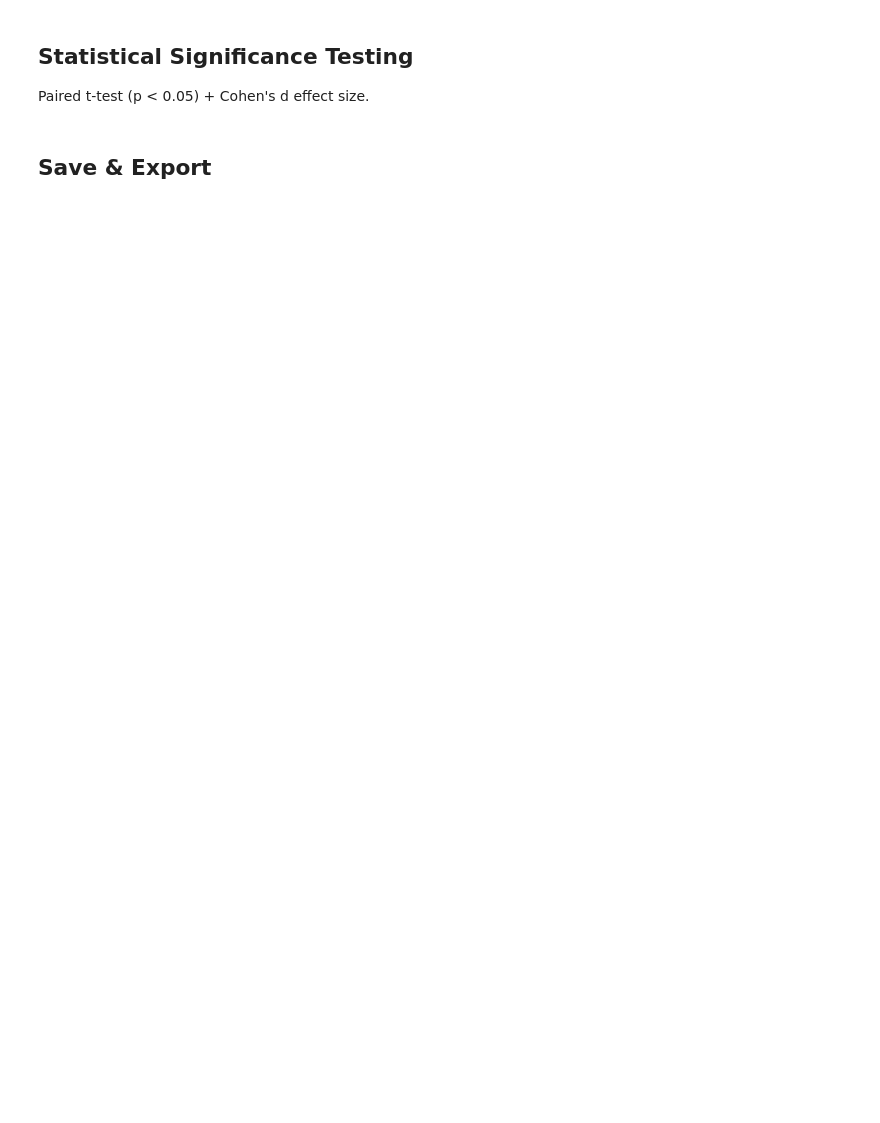
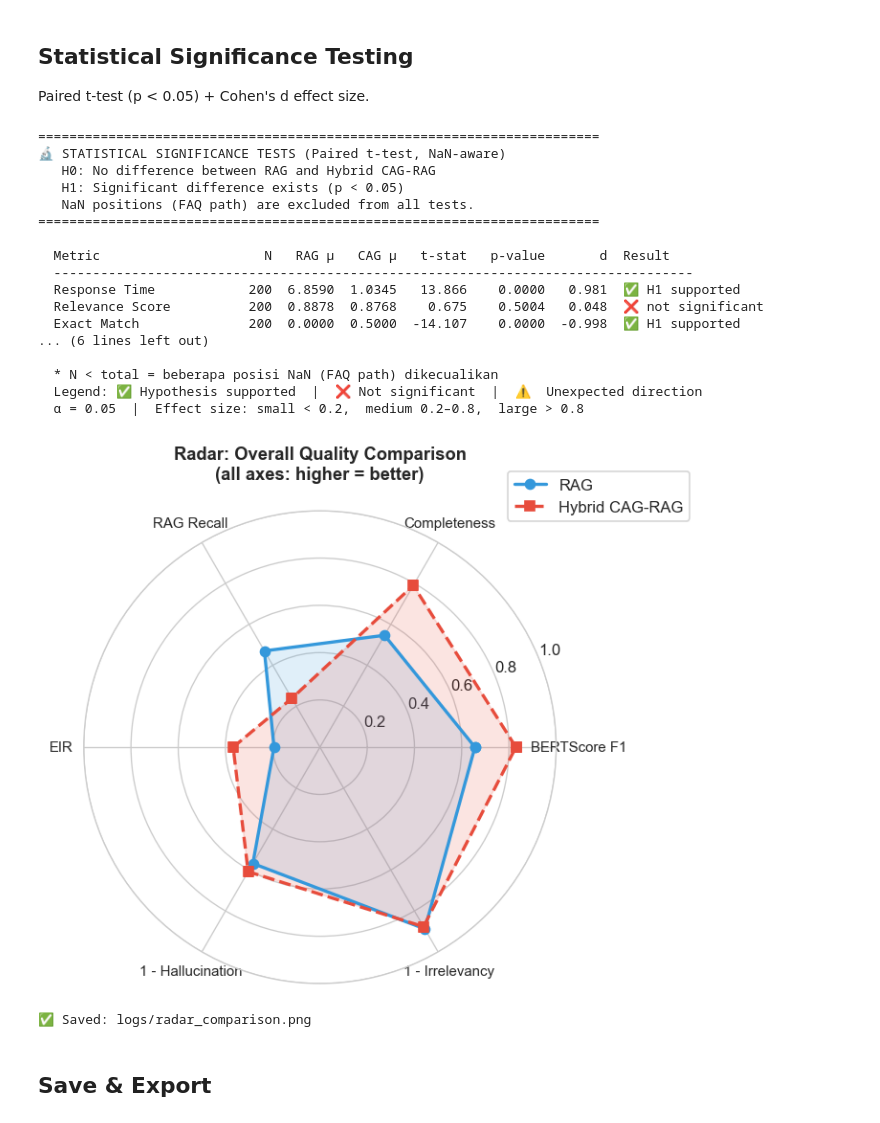
Before and after one commit to samuelsitio26/llm-chatbot-RAG-CAG, a Jupyter notebook: notebooks/Evaluate.ipynb, the cells around one changed output. Drawn from its saved outputs; the diff is of its cells as text; code cells hidden in the pictures; blank space fills up the shorter version.

```diff
--- a/notebooks/Evaluate.ipynb
+++ b/notebooks/Evaluate.ipynb
@@ -1865,6 +2485,7 @@ else:
     print("=" * 72)
 
     # Metrik yang diuji — arah = 'lower' → CAG harus lebih rendah, 'higher' → CAG harus lebih tinggi
+    # Token F1 dihapus — BERTScore F1 menggantikan sebagai metrik kualitas teks utama
     test_metrics = [
         # (label,              rag_list,             cag_list,             better_direction)
         # ── Latency ──────────────────────────────────────────────────────────
@@ -1873,7 +2494,6 @@ else:
         ("Relevance Score",    rag_m['_rel'],        cag_m['_rel'],        "higher"),
         # ── Accuracy ──────────────────────────────────────────────────────────
         ("Exact Match",        rag_m['_em'],         cag_m['_em'],         "higher"),
-        ("Token F1",           rag_m['_token_f1'],   cag_m['_token_f1'],   "higher"),
         ("EIR",                rag_m['_eir'],        cag_m['_eir'],        "higher"),
         ("RAG Recall",         rag_m['_recall'],     cag_m['_recall'],     "higher"),
         # ── Generation Quality ───────────────────────────────────────────────
@@ -1949,33 +2569,53 @@ else:
 
     radar_metrics += ['1 - Hallucination', '1 - Irrelevancy']
     rag_radar  += [1 - rag_hall_val, 1 - rag_m['irr']]
     cag_radar  += [1 - cag_hall_val, 1 - cag_m['irr']]
 
     # Replace any remaining NaN with 0 for radar chart rendering
     rag_radar = [v if not (isinstance(v, float) and np.isnan(v)) else 0.0 for v in rag_radar]
     cag_radar = [v if not (isinstance(v, float) and np.isnan(v)) else 0.0 for v in cag_radar]
 
     N   = len(radar_metrics)
     angles = np.linspace(0, 2 * np.pi, N, endpoint=False).tolist()
     rag_r  = rag_radar + [rag_radar[0]]
     cag_r  = cag_radar + [cag_radar[0]]
     angles += angles[:1]
 
     fig, ax = plt.subplots(figsize=(6, 6), subplot_kw=dict(polar=True))
     ax.plot(angles, rag_r, 'o-', color='#3498db', linewidth=2, label='RAG')
     ax.fill(angles, rag_r, alpha=0.15, color='#3498db')
     ax.plot(angles, cag_r, 's--', color='#e74c3c', linewidth=2, label='Hybrid CAG-RAG')
     ax.fill(angles, cag_r, alpha=0.15, color='#e74c3c')
     ax.set_xticks(angles[:-1])
     ax.set_xticklabels(radar_metrics, fontsize=9)
     ax.set_ylim(0, 1)
     ax.set_title('Radar: Overall Quality Comparison\n(all axes: higher = better)',
                  fontsize=11, fontweight='bold', pad=20)
     ax.legend(loc='upper right', bbox_to_anchor=(1.3, 1.1), fontsize=10)
     plt.tight_layout()
     plt.savefig('../logs/radar_comparison.png', dpi=300, bbox_inches='tight')
     plt.show()
     print("✅ Saved: logs/radar_comparison.png")
+# %% [output]
+========================================================================
+🔬 STATISTICAL SIGNIFICANCE TESTS (Paired t-test, NaN-aware)
+   H0: No difference between RAG and Hybrid CAG-RAG
+   H1: Significant difference exists (p < 0.05)
+   NaN positions (FAQ path) are excluded from all tests.
+========================================================================
+
+  Metric                     N   RAG µ   CAG µ   t-stat   p-value       d  Result
+  ----------------------------------------------------------------------------------
+  Response Time            200  6.8590  1.0345   13.866    0.0000   0.981  ✅ H1 supported
+  Relevance Score          200  0.8878  0.8768    0.675    0.5004   0.048  ❌ not significant
+  Exact Match              200  0.0000  0.5000  -14.107    0.0000  -0.998  ✅ H1 supported
+... (6 lines left out)
+
+  * N < total = beberapa posisi NaN (FAQ path) dikecualikan
+  Legend: ✅ Hypothesis supported  |  ❌ Not significant  |  ⚠️  Unexpected direction
+  α = 0.05  |  Effect size: small < 0.2,  medium 0.2–0.8,  large > 0.8
+[figure, added]
+✅ Saved: logs/radar_comparison.png
 # %% [markdown]
 ## Save & Export
 # %%
```
Also changed, not shown: parts of 25 cells of this notebook, 42 other files.
